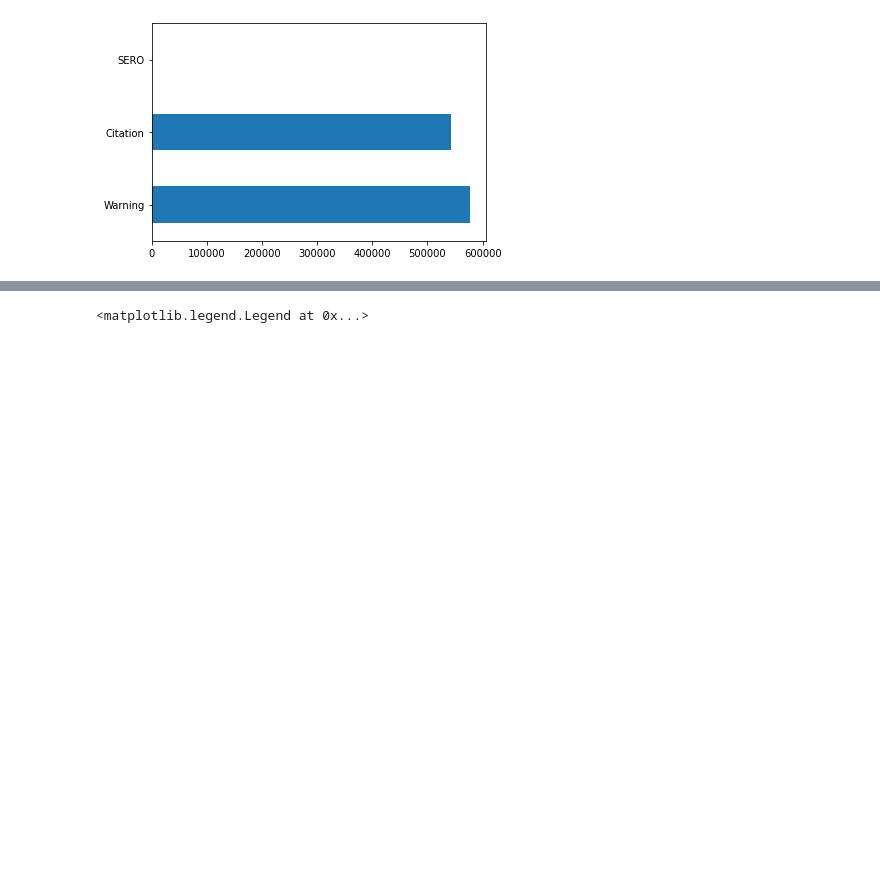
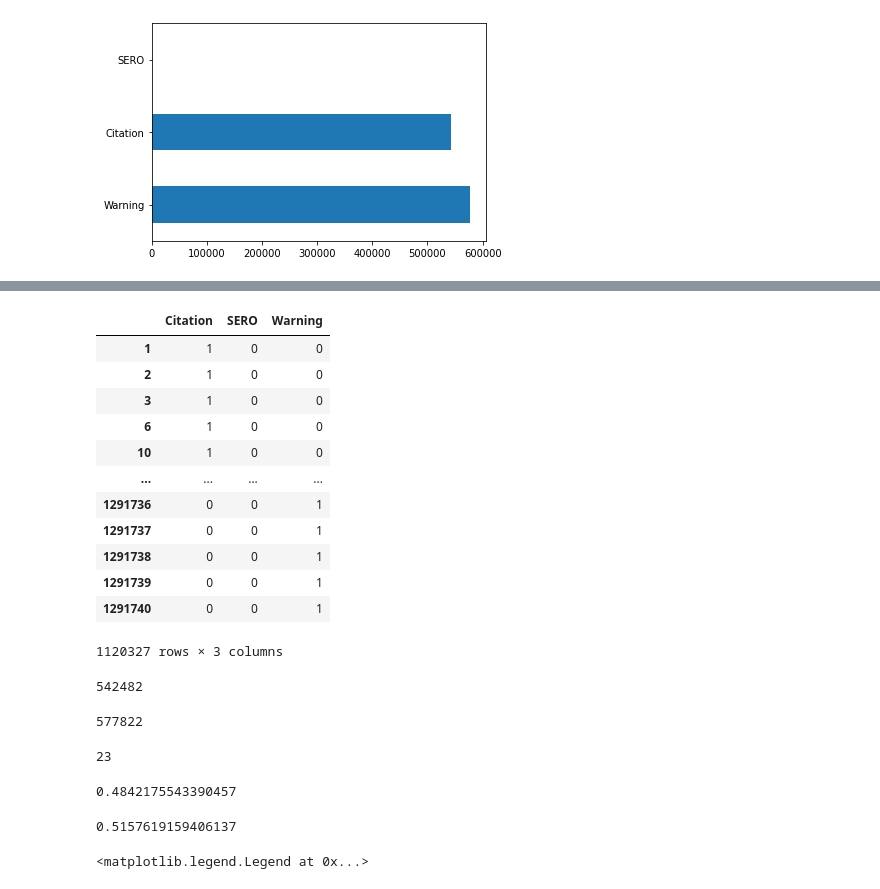
Before and after one commit to ialjadani/DataMining, a Jupyter notebook: Data_mining_2.ipynb, the cells around one changed output, grey strips where cells are left out. Cells and saved outputs as stored; diff of their text form; code cells hidden in the pictures; blank space fills up the shorter version.

```diff
--- a/Data_mining_2.ipynb
+++ b/Data_mining_2.ipynb
@@ -394,3 +394,5 @@ Traffic_Violations_2['Violation Type'].value_counts()[:5].plot(kind='barh')
 # %% [output]
 <matplotlib.axes._subplots.AxesSubplot at 0x...>
 [figure]
+# %%
+Violation_Type_table = Traffic_Violations_2['Violation Type']
@@ -397,3 +414,43 @@ Traffic_Violations_2['Violation Type'].value_counts()[:5].plot(kind='barh')
+# %%
+Violation_Type_table_2 = pd.get_dummies(Violation_Type_table)
+# %%
+Violation_Type_table_2
+# %% [output]
+|  | Citation | SERO | Warning |
+| 1 | 1 | 0 | 0 |
+| 2 | 1 | 0 | 0 |
+| 3 | 1 | 0 | 0 |
+| 6 | 1 | 0 | 0 |
+| 10 | 1 | 0 | 0 |
+| ... | ... | ... | ... |
+| 1291736 | 0 | 0 | 1 |
+| 1291737 | 0 | 0 | 1 |
+| 1291738 | 0 | 0 | 1 |
+| 1291739 | 0 | 0 | 1 |
+| 1291740 | 0 | 0 | 1 |
+1120327 rows × 3 columns
+# %%
+sum(Violation_Type_table_2.Citation)
+# %% [output]
+542482
+# %%
+sum(Violation_Type_table_2.Warning)
+# %% [output]
+577822
+# %%
+sum(Violation_Type_table_2.SERO)
+# %% [output]
+23
+# %%
+P_Citation = 542482/1120327
+N_Warning = 577822/1120327
+P_Citation
+# %% [output]
+0.4842175543390457
+# %%
+N_Warning
+# %% [output]
+0.5157619159406137
 # %%
 plt.figure(figsize=(15,16))
 sn.countplot(y='Color', hue='Violation Type', data = Traffic_Violations_2)
```
Also changed, not shown: parts of 4 cells of this notebook.
